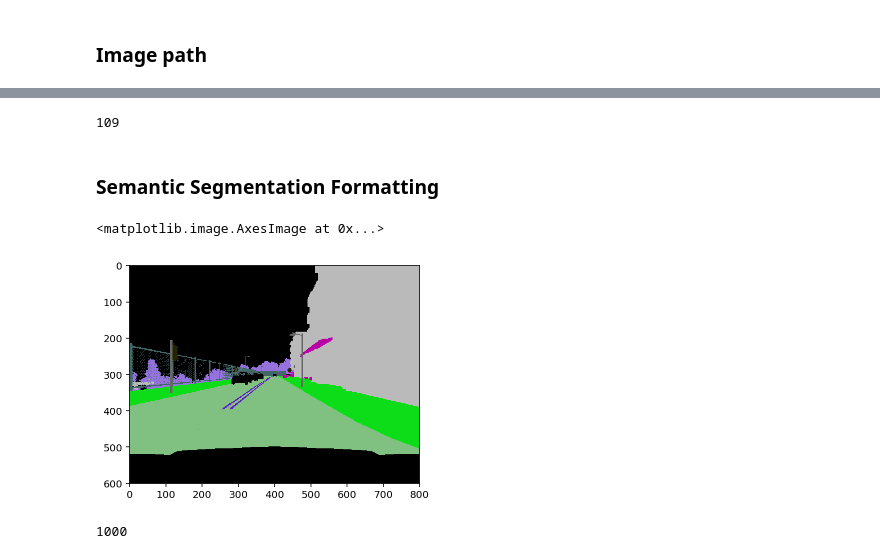
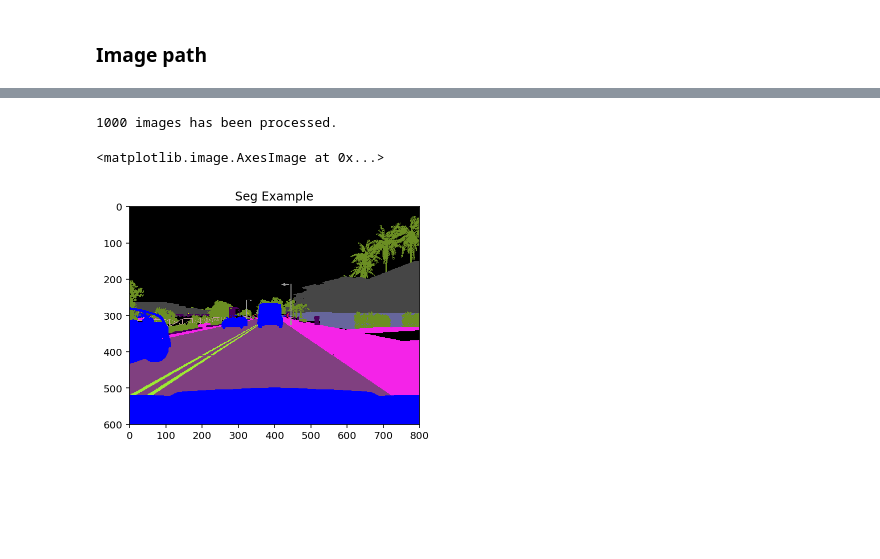
Before and after one commit to gwwang16/Lyft-Perception-Challenge, a Jupyter notebook: preprocess.ipynb, the cells around one changed output, grey strips where cells are left out. Saved outputs shown, nothing was run; the diff lists cells and outputs as text; code cells hidden in the pictures; blank space fills up the shorter version.

Commit message:
feat: complete data preprocessing

```diff
--- a/preprocess.ipynb
+++ b/preprocess.ipynb
@@ -14,7 +55,7 @@ img_dir = os.path.abspath('/images/')
 # %% [markdown]
 ### Image path
 # %%
-data_dir  = "train/Sun Training Data/Train_0001"
+data_dir  = "train/Sun Training Data/Train_0004"
 rgb_dir = data_dir + "/CameraRGB"
 seg_dir = data_dir + "/CameraSeg"
 depth_dir = data_dir + "/Cameradepth"
@@ -24,7 +65,7 @@ seg_path = os.path.join(seg_dir, "*.png")
 depth_path = os.path.join(depth_dir, "*.png")
 # %%
 # Saved path
-output_dir  = "data/train_01"
+output_dir  = "data/train_04"
 rgb_output_dir = output_dir + "/CameraRGB"
 seg_output_dir = output_dir + "/CameraSeg"
 depth_output_dir = output_dir + "/CameraDepth"
@@ -51,66 +72,17 @@ plt.imshow(logdepth, cmap='gray')
-# %%
-total_num = 0
-for i, file in enumerate(glob.glob(depth_path)):
-    file_name = os.path.basename(file)
-    depth_rgb = imageio.imread(file)
-    normalized_depth = np.dot(depth_rgb[:, :, :3], [1.0, 256.0, 65536.0])
-    normalized_depth /= 16777215.0  # (256.0 * 256.0 * 256.0 - 1.0)
-
-    logdepth = np.ones(normalized_depth.shape) + (np.log(normalized_depth) / 5.70378)
-    logdepth = np.clip(logdepth, 0.0, 1.0)
-    logdepth *= 255.0
-    logdepth = logdepth.astype(np.uint8)
-
-    imageio.imwrite(depth_output_dir + '/' + file_name, logdepth, format='png')
-    total_num += 1
-
-print(total_num)
-# %% [output]
-109
-# %% [markdown]
-### Semantic Segmentation Formatting
-# %%
-classes = {
-    0: [0, 0, 0],         # None
-    1: [70, 70, 70],      # Buildings
-    2: [190, 153, 153],   # Fences
-    3: [72, 0, 90],       # Other
-    4: [220, 20, 60],     # Pedestrians
-    5: [153, 153, 153],   # Poles
-    6: [157, 234, 50],    # RoadLines
-    7: [128, 64, 128],    # Roads
-    8: [244, 35, 232],    # Sidewalks
-    9: [107, 142, 35],    # Vegetation
-    10: [0, 0, 255],      # Vehicles
-    11: [102, 102, 156],  # Walls
-    12: [220, 220, 0]     # TrafficSigns
-}
-
-depth_seg = imageio.imread(file)
-result = np.zeros((depth_seg.shape[0], depth_seg.shape[1], 3))
-
-for key, value in classes.items():
-    result[np.where(depth_seg[:,:,0] == key)] = value
-
-plt.imshow(result)
-# %% [output]
-<matplotlib.image.AxesImage at 0x...>
-[figure, removed]
 # %%
+# Seg
 total_num = 0
-
 for i, file in enumerate(glob.glob(seg_path)):
     file_name = os.path.basename(file)
-    depth_seg = imageio.imread(file)
-    result = np.zeros((depth_seg.shape[0], depth_seg.shape[1], 3))
+    result = labels_to_seg(file)
 
-    for key, value in classes.items():
-        result[np.where(depth_seg[:,:,0] == key)] = value
-
-    result = result.astype(np.uint8)
     imageio.imwrite(seg_output_dir + '/' + file_name, result, format='png')
     total_num += 1
 
-print(total_num)
+print(total_num, "images has been processed.")
+plt.title('Seg Example')
+plt.imshow(result)
 # %% [output]
-1000
+1000 images has been processed.
+<matplotlib.image.AxesImage at 0x...>
+[figure, added]
```
Also changed, not shown: parts of 8 cells of this notebook, 2 other files.
